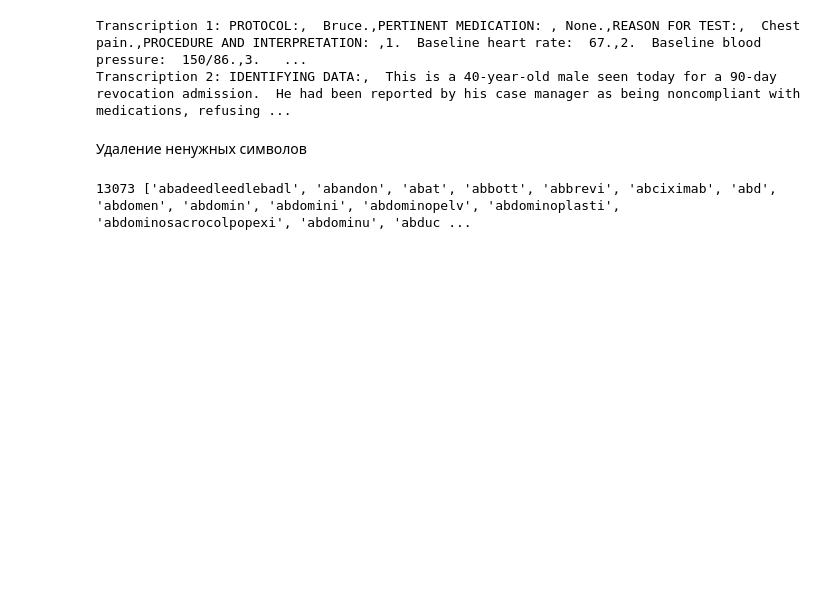
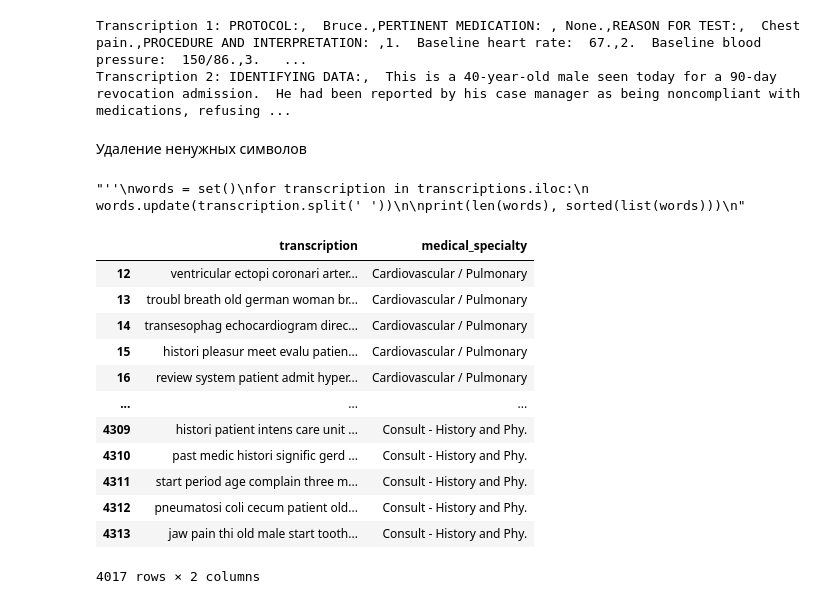
Before and after one commit to evgene-sh/HMLP, a Jupyter notebook: main.ipynb, the cells around one changed output. Cells and saved outputs as stored; diff of their text form; code cells hidden in the pictures; blank space fills up the shorter version.

```diff
--- a/main.ipynb
+++ b/main.ipynb
@@ -115,15 +115,33 @@ Transcription 2: IDENTIFYING DATA:,  This is a 40-year-old male seen today for a
 # %% [markdown]
 Удаление ненужных символов
 # %%
+from src.data_cleaning import tokenize_text
 from src.data_cleaning import clean_text
 
-
-transcriptions = data['transcription'].apply(clean_text)
-
+data['transcription']  = data['transcription'].apply(clean_text)
+#data['transcription'] = data['transcription'].apply(tokenize_text)
+'''''
 words = set()
 for transcription in transcriptions.iloc:
     words.update(transcription.split(' '))
 
 print(len(words), sorted(list(words)))
+'''''
 # %% [output]
-13073 ['abadeedleedlebadl', 'abandon', 'abat', 'abbott', 'abbrevi', 'abciximab', 'abd', 'abdomen', 'abdomin', 'abdomini', 'abdominopelv', 'abdominoplasti', 'abdominosacrocolpopexi', 'abdominu', 'abduc ...
+"''\nwords = set()\nfor transcription in transcriptions.iloc:\n    words.update(transcription.split(' '))\n\nprint(len(words), sorted(list(words)))\n"
+# %%
+data
+# %% [output]
+|  | transcription | medical_specialty |
+| 12 | ventricular ectopi coronari arter... | Cardiovascular / Pulmonary |
+| 13 | troubl breath old german woman br... | Cardiovascular / Pulmonary |
+| 14 | transesophag echocardiogram direc... | Cardiovascular / Pulmonary |
+| 15 | histori pleasur meet evalu patien... | Cardiovascular / Pulmonary |
+| 16 | review system patient admit hyper... | Cardiovascular / Pulmonary |
+| ... | ... | ... |
+| 4309 | histori patient intens care unit ... | Consult - History and Phy. |
+| 4310 | past medic histori signific gerd ... | Consult - History and Phy. |
+| 4311 | start period age complain three m... | Consult - History and Phy. |
+| 4312 | pneumatosi coli cecum patient old... | Consult - History and Phy. |
+| 4313 | jaw pain thi old male start tooth... | Consult - History and Phy. |
+4017 rows × 2 columns
```
Also changed, not shown: parts of 9 cells of this notebook, 1 other file.
